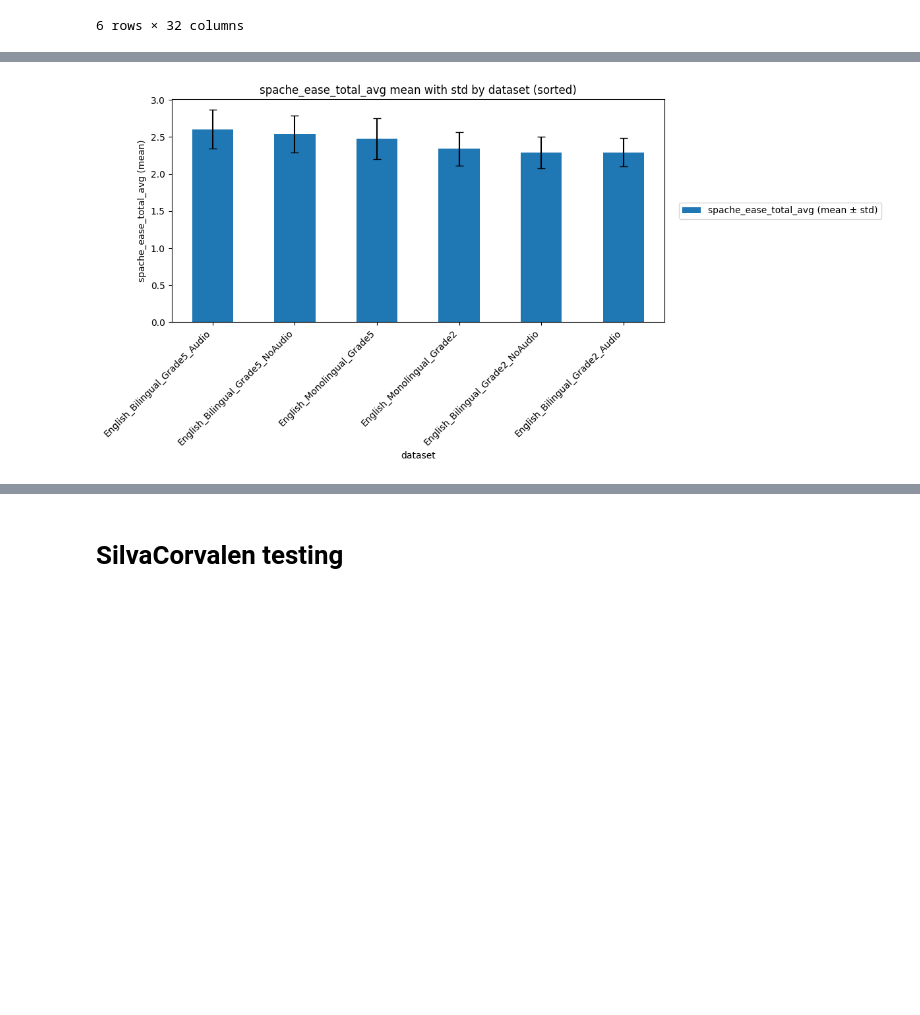
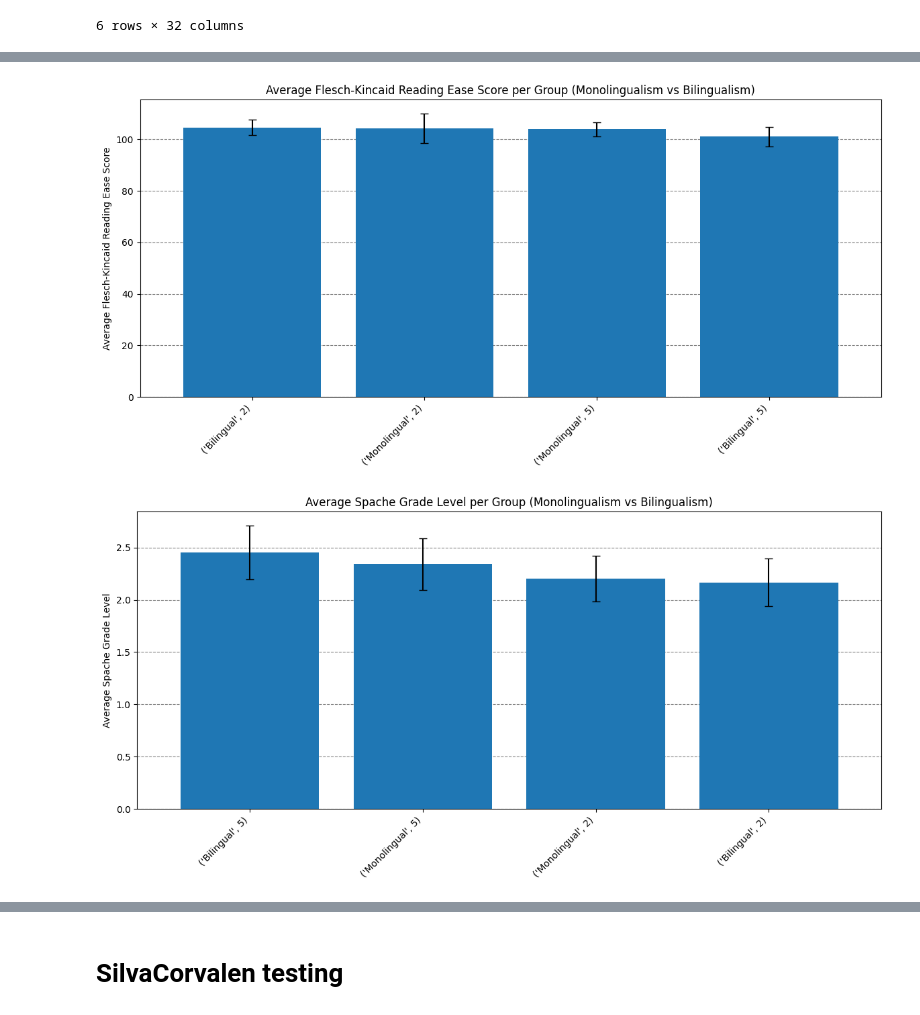
Before and after one commit to nachodll/complex-sentences-acquisition, a Jupyter notebook: 3_create_plots.ipynb, the cells around one changed output, grey strips where cells are left out. Cells and saved outputs as stored; diff of their text form; code cells hidden in the pictures; blank space fills up the shorter version.

Commit message:
Changed the plots in 3. Changed save/load method to json from 2 to 3

```diff
--- a/3_create_plots.ipynb
+++ b/3_create_plots.ipynb
@@ -4,7 +4,7 @@ import pandas as pd
 from scipy.stats import ttest_ind
 import numpy as np
 # %%
-data_df = pd.read_csv('Score_df.csv')
+data_df = pd.read_json("Score_df.json")
 data_df.head(3)
 # %% [output]
 |  | dataset | filename | kf_ease_avg | spache_avg | kf_ease | spache_ease | kf_ease_total_avg | ... |
@@ -27,0 +53,3 @@ grouped_df
+# %%
+group_df = data_df.groupby(['group', 'grade']).describe()
+group_df
@@ -28,23 +65,39 @@ grouped_df
 # %%
-def make_barplot(column_name, ascending=False):
-    means = grouped_df[(column_name, 'mean')]
-    stds = grouped_df[(column_name, 'std')]
+def make_barplot(df, column_name, ascending=False, title=None, y_label=None):
+    means = df[(column_name, 'mean')]
+    stds = df[(column_name, 'std')]
     df_plot = pd.DataFrame({'mean': means, 'std': stds}).sort_values('mean', ascending=ascending)
 
     fig, ax = plt.subplots(figsize=(14,6))
-    df_plot['mean'].plot(kind='bar', yerr=df_plot['std'], capsize=4, ax=ax, color='C0', label=f'{column_name} (mean ± std)')
 
-    ax.set_ylabel(f'{column_name} (mean)')
-    ax.set_title(f'{column_name} mean with std by dataset (sorted)')
+    df_plot['mean'].plot(kind='bar', yerr=df_plot['std'], capsize=4, ax=ax, color='C0', label=f'{column_name} (mean ± std)', width=0.8)
+
+    if y_label:
+        ax.set_ylabel(y_label)
+    else:
+        ax.set_ylabel("Spache Grade Level")
+
+    if title:
+        ax.set_title(title)
+    else:
+        ax.set_title("Average Spache Grade Level per Dataset")
+
+    ax.set_xlabel("")
     ax.set_xticklabels(df_plot.index, rotation=45, ha='right')
 
-    ax.legend(loc='center left', bbox_to_anchor=(1.02, 0.5))
+    ax.set_axisbelow(True)
+    ax.yaxis.grid(color='gray', linestyle='dashed')
+
     plt.tight_layout(rect=[0, 0, 0.85, 1])
     plt.show()
 
 
 # Sort descending by default (highest mean first). Set ascending=True for lowest-first.
 
-make_barplot("spache_ease_total_avg", ascending=False)
+# make_barplot(grouped_df, "kf_ease_avg", ascending=False, title="Average Flesch-Kincaid Reading Ease Score per Dataset", y_label="Average Flesch-Kincaid Reading Ease Score")
+# make_barplot(grouped_df, "spache_avg", ascending=False, title="Average Spache Grade Level per Dataset", y_label="Average Spache Grade Level")
+make_barplot(group_df, "kf_ease_avg", ascending=False, title="Average Flesch-Kincaid Reading Ease Score per Group (Monolingualism vs Bilingualism)", y_label="Average Flesch-Kincaid Reading Ease Score")
+make_barplot(group_df, "spache_avg", ascending=False, title="Average Spache Grade Level per Group (Monolingualism vs Bilingualism)", y_label="Average Spache Grade Level")
 # %% [output]
-[figure, old version]
+[figure, new version]
+[figure, added]
```
Also changed, not shown: parts of 15 cells of this notebook, 4 other files.
